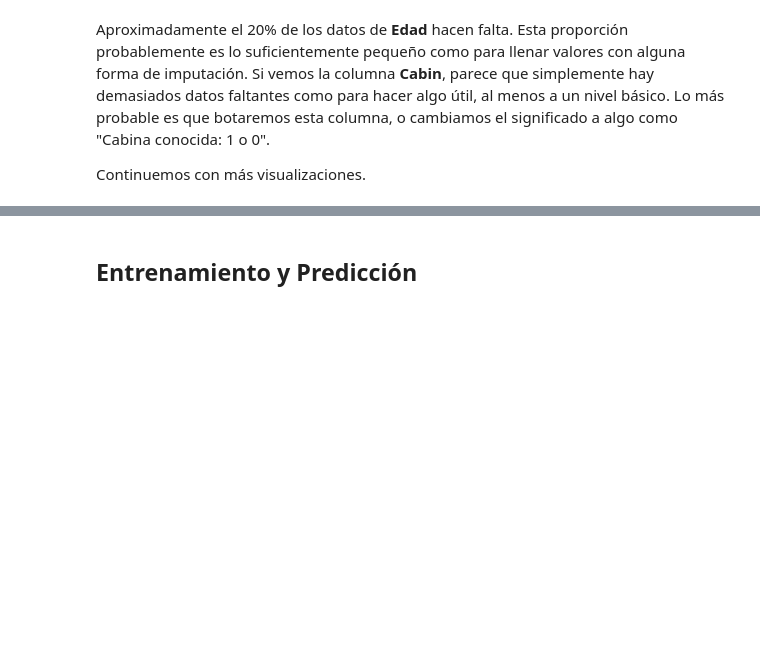
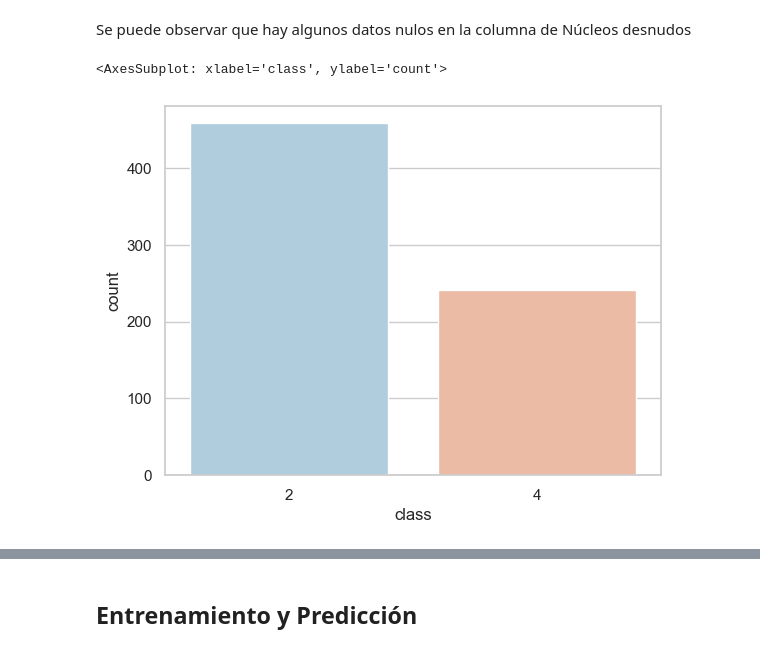
Before and after one commit to 20Candy/Lab2Mineria, a Jupyter notebook: hdt2.ipynb, the cells around one changed output, grey strips where cells are left out. Saved outputs shown, nothing was run; the diff lists cells and outputs as text; code cells hidden in the pictures; blank space fills up the shorter version.

```diff
--- a/hdt2.ipynb
+++ b/hdt2.ipynb
@@ -23,2 +35,8 @@ datos = pd.read_csv('titanic3.csv')
+# %%
+# Convertimos data a csv
+datos = pd.read_csv('breast-cancer-wisconsin.data', header=None)
+
+# Se le asigna un nombre a cada columna
+datos.columns = ['id', 'clump_thickness', 'uniform_cell_size', 'uniform_cell_shape', 'marginal_adhesion', 'single_epithelial_size', 'bare_nuclei', 'bland_chromatin', 'normal_nucleoli', 'mitoses', 'class']
 # %%
 datos.head()
@@ -36,0 +66,5 @@ datos.isnull()
+# %%
+#para todos los ? los cambiamos por NaN
+datos.replace('?', np.nan, inplace=True)
+
+datos.isnull()
@@ -39,9 +90,10 @@ sns.heatmap(datos.isnull(), yticklabels = False, cbar = False, cmap = 'viridis')
-# %% [markdown]
-Aproximadamente el 20% de los datos de **Edad** hacen falta.  Esta proporción probablemente es lo suficientemente pequeño como para llenar valores con alguna forma de imputación.  Si vemos la columna **Cabin**, parece que simplemente hay demasiados datos faltantes como para hacer algo útil, al menos a un nivel básico.  Lo más probable es que botaremos esta columna, o cambiamos el significado a algo como "Cabina conocida:  1 o 0".
-
-Continuemos con más visualizaciones.
+# %% [markdown]
+Se puede observar que hay algunos datos nulos en la columna de Núcleos desnudos
 # %%
 sns.set_style('whitegrid')
-sns.countplot(x = 'survived', data = datos, palette = 'RdBu_r')
+sns.countplot(x = 'class', data = datos, palette = 'RdBu_r')
+# %% [output]
+<AxesSubplot: xlabel='class', ylabel='count'>
+[figure, added]
 # %%
 sns.set_style('whitegrid')
```
Also changed, not shown: parts of 51 cells of this notebook.
